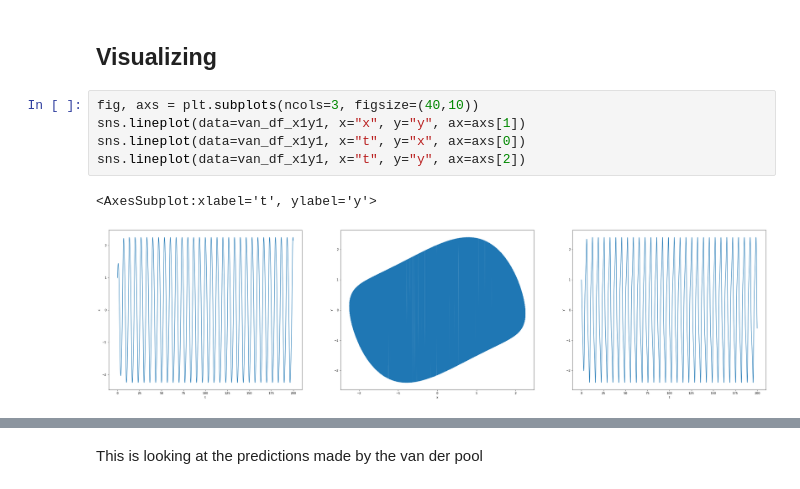
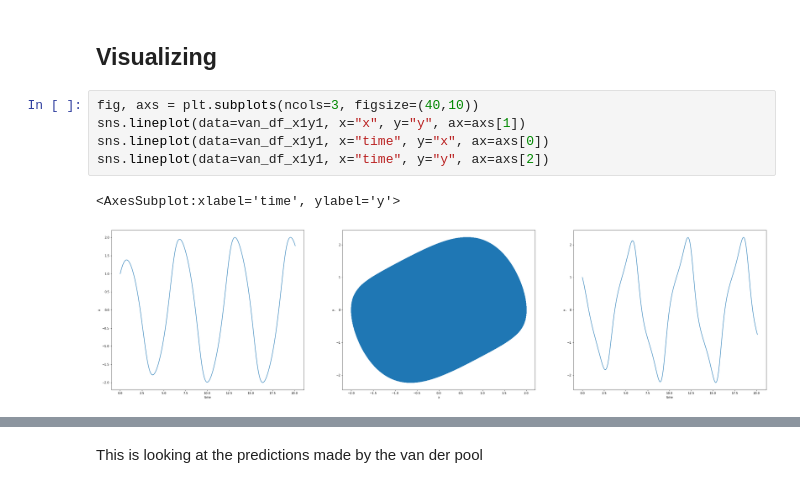
Before and after one commit to runnily/3095-Simulations-of-hybrid-systems-using-neural-networks, a Jupyter notebook: plots/Training/Van der Pol oscillator.ipynb, the cells around one changed output, grey strips where cells are left out. Saved outputs shown, nothing was run; the diff lists cells and outputs as text.

```diff
--- a/plots/Training/Van der Pol oscillator.ipynb
+++ b/plots/Training/Van der Pol oscillator.ipynb
@@ -229,11 +230,11 @@ van_df_compare
 # %%
 fig, axs = plt.subplots(ncols=3, figsize=(40,10))
 sns.lineplot(data=van_df_x1y1, x="x", y="y", ax=axs[1])
-sns.lineplot(data=van_df_x1y1, x="t", y="x", ax=axs[0])
-sns.lineplot(data=van_df_x1y1, x="t", y="y", ax=axs[2])
+sns.lineplot(data=van_df_x1y1, x="time", y="x", ax=axs[0])
+sns.lineplot(data=van_df_x1y1, x="time", y="y", ax=axs[2])
 # %% [output]
-<AxesSubplot:xlabel='t', ylabel='y'>
+<AxesSubplot:xlabel='time', ylabel='y'>
-[figure, old version]
+[figure, new version]
 # %%
 g = sns.FacetGrid(van_df, col="initial_x,initial_y", col_wrap=5,)
 g.map(sns.lineplot, "x", "y", color=".5", ci=None)
```
Also changed, not shown: parts of 27 cells of this notebook, 36 other files.
